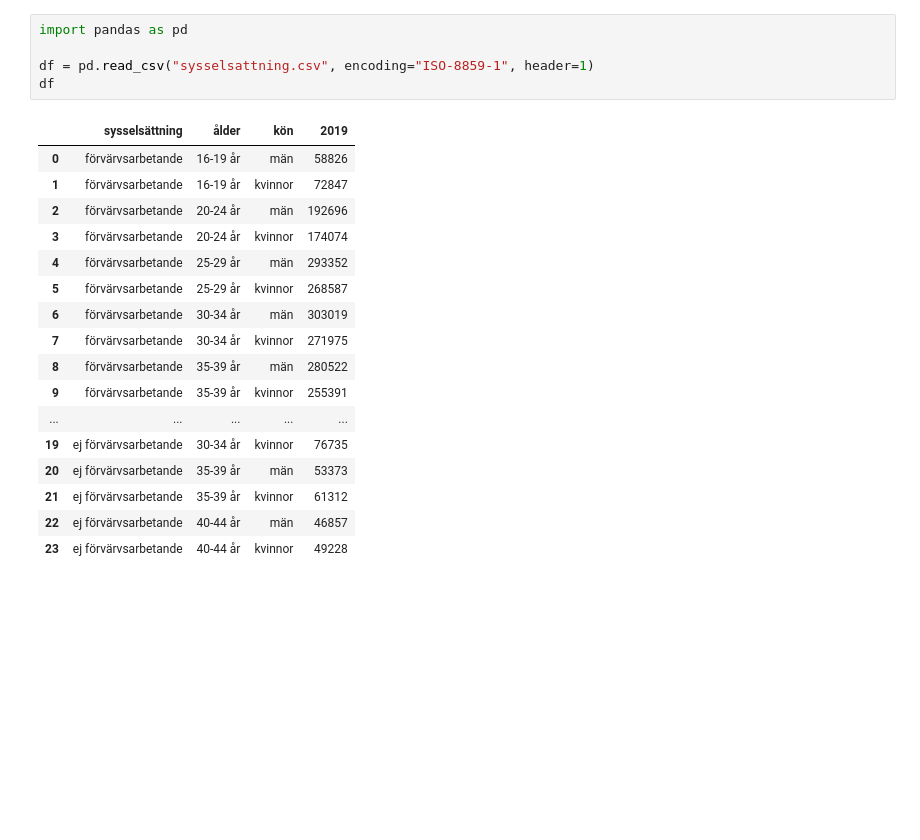
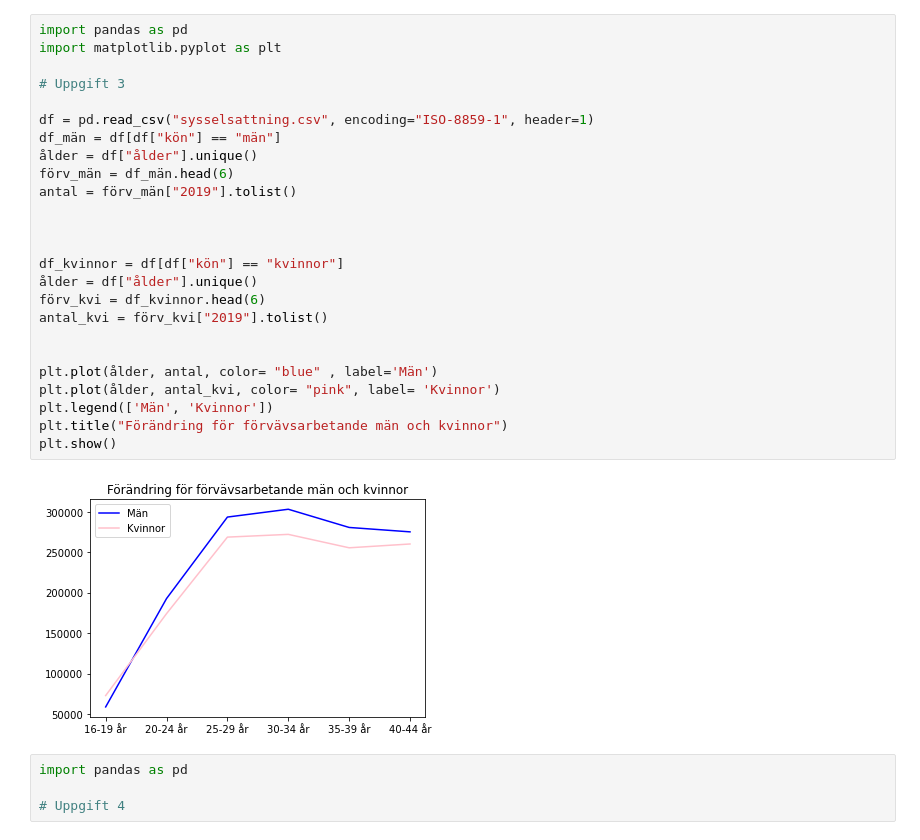
Before and after one commit to laullopes/Lauanda_Lopes_TE19C, a Jupyter notebook: Programmering i verkligheten/pandas/pandas_uppgifter.ipynb, the cells around one changed output. Drawn from its saved outputs; the diff is of its cells as text; blank space fills up the shorter version.

```diff
--- a/Programmering i verkligheten/pandas/pandas_uppgifter.ipynb
+++ b/Programmering i verkligheten/pandas/pandas_uppgifter.ipynb
@@ -88,26 +87,34 @@ plt.title("Sysselsättnig i Sverige år 2019")
 plt.show()
 # %% [output]
 [figure]
-# %%
-import pandas as pd
-
-df = pd.read_csv("sysselsattning.csv", encoding="ISO-8859-1", header=1)
-df
-# %% [output]
-|  | sysselsättning | ålder | kön | 2019 |
-| 0 | förvärvsarbetande | 16-19 år | män | 58826 |
-| 1 | förvärvsarbetande | 16-19 år | kvinnor | 72847 |
-| 2 | förvärvsarbetande | 20-24 år | män | 192696 |
-| 3 | förvärvsarbetande | 20-24 år | kvinnor | 174074 |
-| 4 | förvärvsarbetande | 25-29 år | män | 293352 |
-| 5 | förvärvsarbetande | 25-29 år | kvinnor | 268587 |
-| 6 | förvärvsarbetande | 30-34 år | män | 303019 |
-| 7 | förvärvsarbetande | 30-34 år | kvinnor | 271975 |
-| 8 | förvärvsarbetande | 35-39 år | män | 280522 |
-| 9 | förvärvsarbetande | 35-39 år | kvinnor | 255391 |
-| ... | ... | ... | ... | ... |
-| 19 | ej förvärvsarbetande | 30-34 år | kvinnor | 76735 |
-| 20 | ej förvärvsarbetande | 35-39 år | män | 53373 |
-| 21 | ej förvärvsarbetande | 35-39 år | kvinnor | 61312 |
-| 22 | ej förvärvsarbetande | 40-44 år | män | 46857 |
-| 23 | ej förvärvsarbetande | 40-44 år | kvinnor | 49228 |
+# %%
+import pandas as pd
+import matplotlib.pyplot as plt
+
+# Uppgift 3
+
+df = pd.read_csv("sysselsattning.csv", encoding="ISO-8859-1", header=1)
+df_män = df[df["kön"] == "män"]
+ålder = df["ålder"].unique()
+förv_män = df_män.head(6)
+antal = förv_män["2019"].tolist()
+
+
+
+df_kvinnor = df[df["kön"] == "kvinnor"]
+ålder = df["ålder"].unique()
+förv_kvi = df_kvinnor.head(6)
+antal_kvi = förv_kvi["2019"].tolist()
+
+
+plt.plot(ålder, antal, color= "blue" , label='Män')
+plt.plot(ålder, antal_kvi, color= "pink", label= 'Kvinnor')
+plt.legend(['Män', 'Kvinnor'])
+plt.title("Förändring för förvävsarbetande män och kvinnor")
+plt.show()
+# %% [output]
+[figure, added]
+# %%
+import pandas as pd
+
+# Uppgift 4
```
Also changed, not shown: parts of 5 cells of this notebook, 1 other file.
